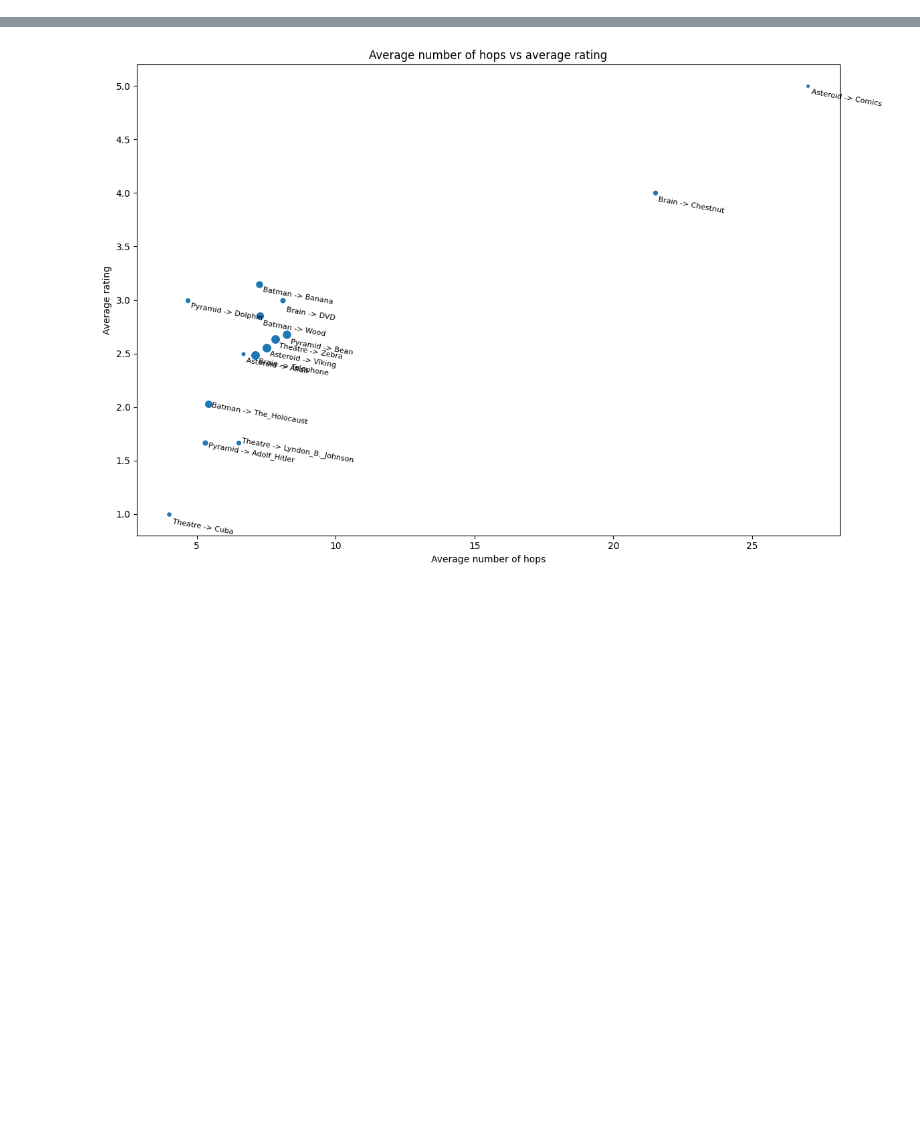
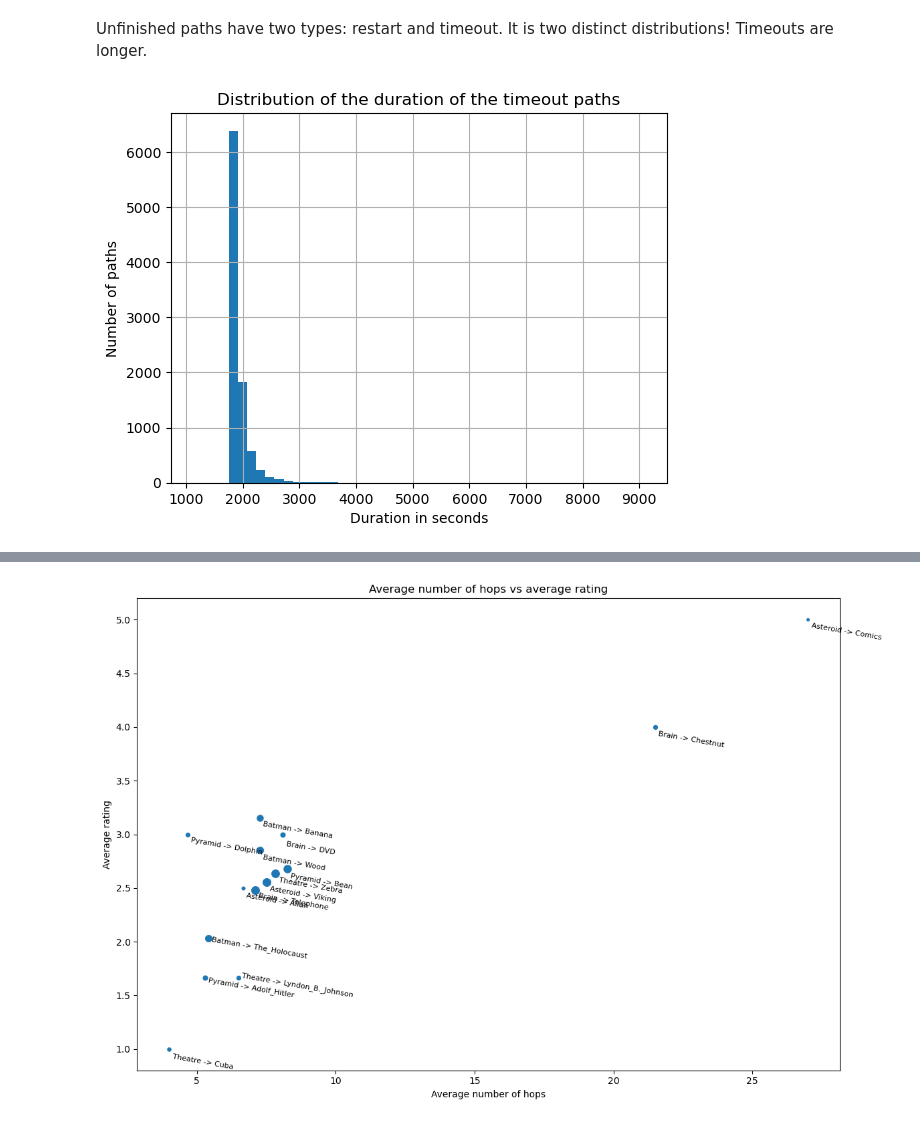
Before and after one commit to au-nlp/project-milestone-p2-group11, a Jupyter notebook: main.ipynb, the cells around one changed output, grey strips where cells are left out. Cells and saved outputs as stored; diff of their text form; code cells hidden in the pictures; blank space fills up the shorter version.

```diff
--- a/main.ipynb
+++ b/main.ipynb
@@ -25,0 +148,10 @@ visualizer.visualize_top_k(top_k_df, 'top_k_analysis.png')
+# %% [markdown]
+Unfinished paths have two types: restart and timeout. It is two distinct distributions! Timeouts are longer.
+# %%
+df[(df['source'] == 'unfinished') & (df['type'] == 'timeout')]['durationInSec'].hist(bins=50)
+plt.title('Distribution of the duration of the timeout paths')
+plt.xlabel('Duration in seconds')
+plt.ylabel('Number of paths')
+plt.show()
+# %% [output]
+[figure, added]
```
Also changed, not shown: parts of 27 cells of this notebook, 3 other files.
